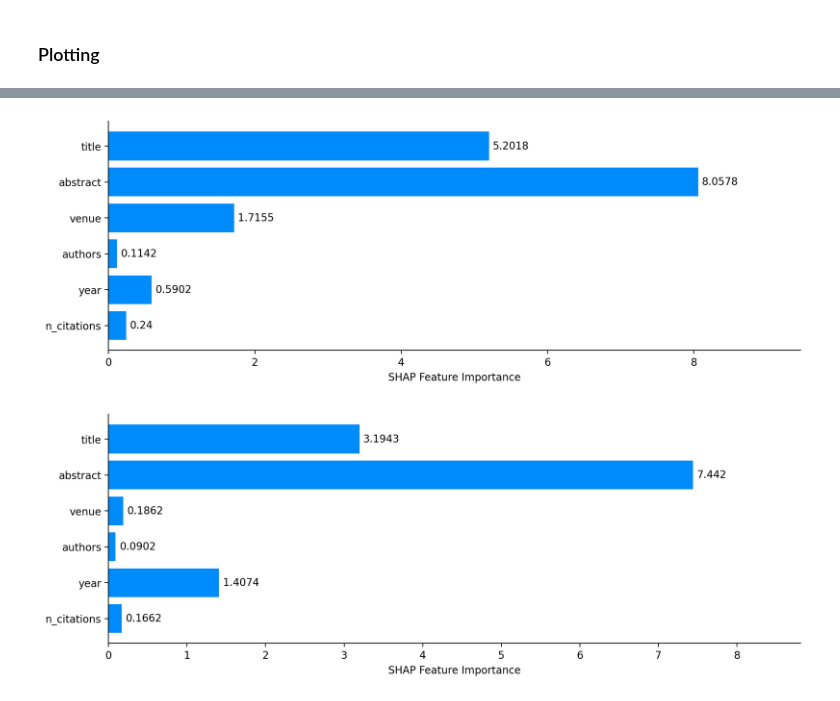
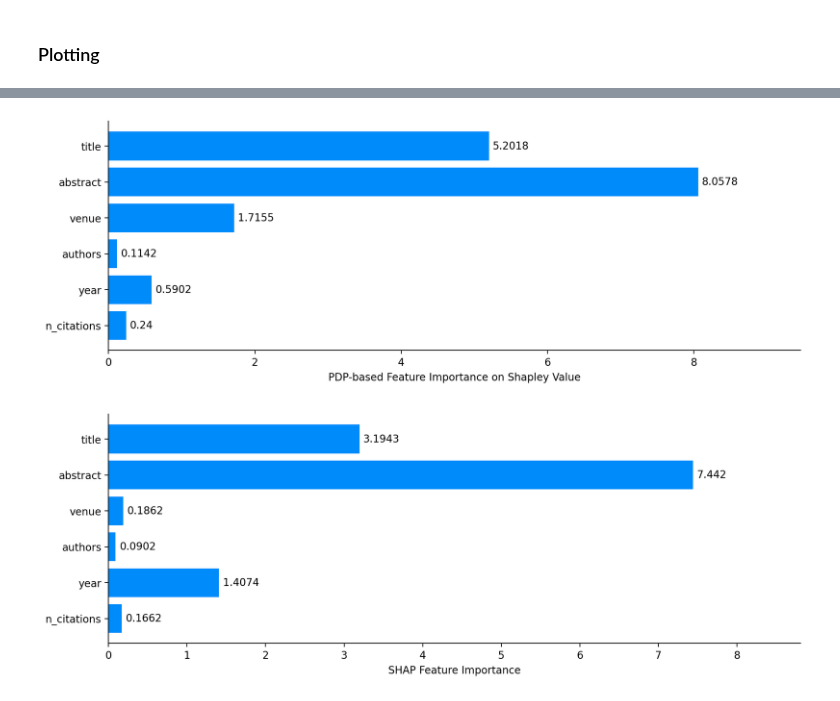
Before and after one commit to youyinnn/s2search, a Jupyter notebook: pipelining/exp5/shap2.ipynb, the cells around one changed output, grey strips where cells are left out. Drawn from its saved outputs; the diff is of its cells as text; code cells hidden in the pictures.

```diff
--- a/pipelining/exp5/shap2.ipynb
+++ b/pipelining/exp5/shap2.ipynb
@@ -61,29 +61,29 @@ plt.show()
 # %%
 plt.rcdefaults()
 fig, ax = plt.subplots(figsize=(12, 4), dpi=200)
 
 # Example data
 feature_names = ('title', 'abstract', 'venue', 'authors', 'year', 'n_citations')
 y_pos = np.arange(len(feature_names))
 # error = np.random.rand(len(feature_names))
 
 # ax.xaxis.grid(True)
 ax.barh(y_pos, average_sv, align='center', color='#008bfb')
 ax.set_yticks(y_pos, labels=feature_names)
 ax.invert_yaxis()  # labels read top-to-bottom
-ax.set_xlabel('SHAP Feature Importance')
+ax.set_xlabel('PDP-based Feature Importance on Shapley Value')
 ax.spines['right'].set_visible(False)
 ax.spines['top'].set_visible(False)
 
 _, xmax = plt.xlim()
 plt.xlim(0, xmax + 1)
 for i, v in enumerate(average_sv):
     margin = 0.05
     ax.text(v + margin if v > 0 else margin, i, str(round(v, 4)), color='black', ha='left', va='center')
 
 plt.show()
 # %% [output]
-[figure, old version]
+[figure, new version]
 # %%
 plt.rcdefaults()
 fig, ax = plt.subplots(figsize=(12, 4), dpi=200)
```
Also changed, not shown: 4 other files.
